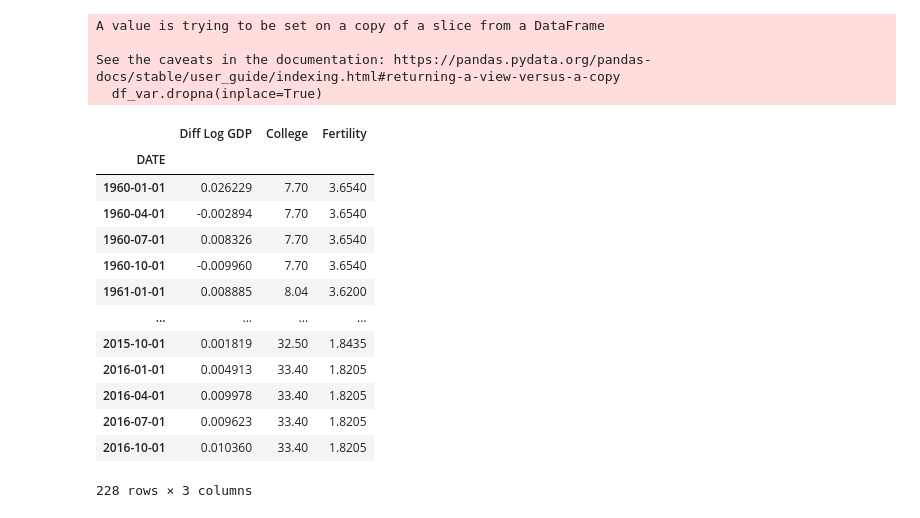
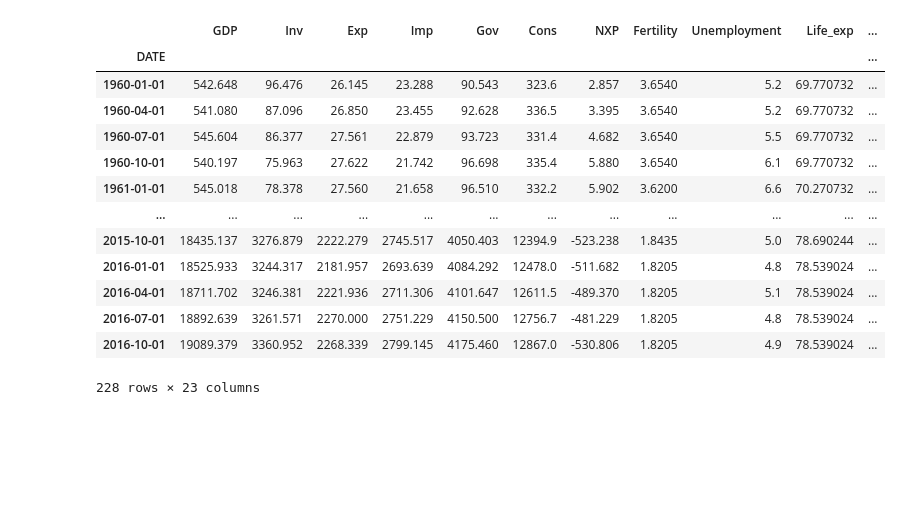
Before and after one commit to addmelo/ACME, a Jupyter notebook: KalmanTests.ipynb, the cells around one changed output. Drawn from its saved outputs; the diff is of its cells as text; code cells hidden in the pictures; blank space fills up the shorter version.

```diff
--- a/KalmanTests.ipynb
+++ b/KalmanTests.ipynb
@@ -6,32 +7,29 @@ import datetime
 # %%
+# Data cleaning
 df = pd.read_csv("Cleaned Datasets/US_Full_Quarterly.csv")
 df["Log GDP"] = np.log(df["GDP"])
 df['Diff Log GDP'] = df['Log GDP'] - df['Log GDP'].shift(1)
 df.set_index("DATE", drop=True, inplace=True)
-variables = ['Diff Log GDP', 'College','Fertility']
-df_var = df[variables]
-df_var.dropna(inplace=True)
-df_var = df_var[df_var.index <= "2017"]
-df_var
+#variables = ['GDP', 'College','Fertility']
+#df = df[variables]
+df.dropna(inplace=True)
+df = df[df.index <= "2017"]
+df
 # %% [output]
+|  | GDP | Inv | Exp | Imp | Gov | Cons | NXP | Fertility | Unemployment | Life_exp | ... |
+| DATE |  |  |  |  |  |  |  |  |  |  | ... |
+| 1960-01-01 | 542.648 | 96.476 | 26.145 | 23.288 | 90.543 | 323.6 | 2.857 | 3.6540 | 5.2 | 69.770732 | ... |
+| 1960-04-01 | 541.080 | 87.096 | 26.850 | 23.455 | 92.628 | 336.5 | 3.395 | 3.6540 | 5.2 | 69.770732 | ... |
+| 1960-07-01 | 545.604 | 86.377 | 27.561 | 22.879 | 93.723 | 331.4 | 4.682 | 3.6540 | 5.5 | 69.770732 | ... |
+| 1960-10-01 | 540.197 | 75.963 | 27.622 | 21.742 | 96.698 | 335.4 | 5.880 | 3.6540 | 6.1 | 69.770732 | ... |
+| 1961-01-01 | 545.018 | 78.378 | 27.560 | 21.658 | 96.510 | 332.2 | 5.902 | 3.6200 | 6.6 | 70.270732 | ... |
+| ... | ... | ... | ... | ... | ... | ... | ... | ... | ... | ... | ... |
+| 2015-10-01 | 18435.137 | 3276.879 | 2222.279 | 2745.517 | 4050.403 | 12394.9 | -523.238 | 1.8435 | 5.0 | 78.690244 | ... |
+| 2016-01-01 | 18525.933 | 3244.317 | 2181.957 | 2693.639 | 4084.292 | 12478.0 | -511.682 | 1.8205 | 4.8 | 78.539024 | ... |
+| 2016-04-01 | 18711.702 | 3246.381 | 2221.936 | 2711.306 | 4101.647 | 12611.5 | -489.370 | 1.8205 | 5.1 | 78.539024 | ... |
+| 2016-07-01 | 18892.639 | 3261.571 | 2270.000 | 2751.229 | 4150.500 | 12756.7 | -481.229 | 1.8205 | 4.8 | 78.539024 | ... |
+| 2016-10-01 | 19089.379 | 3360.952 | 2268.339 | 2799.145 | 4175.460 | 12867.0 | -530.806 | 1.8205 | 4.9 | 78.539024 | ... |
-A value is trying to be set on a copy of a slice from a DataFrame
-
-See the caveats in the documentation: https://pandas.pydata.org/pandas-docs/stable/user_guide/indexing.html#returning-a-view-versus-a-copy
-  df_var.dropna(inplace=True)
+228 rows × 23 columns
-|  | Diff Log GDP | College | Fertility |
-| DATE |  |  |  |
-| 1960-01-01 | 0.026229 | 7.70 | 3.6540 |
-| 1960-04-01 | -0.002894 | 7.70 | 3.6540 |
-| 1960-07-01 | 0.008326 | 7.70 | 3.6540 |
-| 1960-10-01 | -0.009960 | 7.70 | 3.6540 |
-| 1961-01-01 | 0.008885 | 8.04 | 3.6200 |
-| ... | ... | ... | ... |
-| 2015-10-01 | 0.001819 | 32.50 | 1.8435 |
-| 2016-01-01 | 0.004913 | 33.40 | 1.8205 |
-| 2016-04-01 | 0.009978 | 33.40 | 1.8205 |
-| 2016-07-01 | 0.009623 | 33.40 | 1.8205 |
-| 2016-10-01 | 0.010360 | 33.40 | 1.8205 |
-228 rows × 3 columns
 # %%
 # Define the function to calculate AIC
 def calculate_aic(filtered_states, true_state, k, log_l):
```
Also changed, not shown: parts of 10 cells of this notebook.
